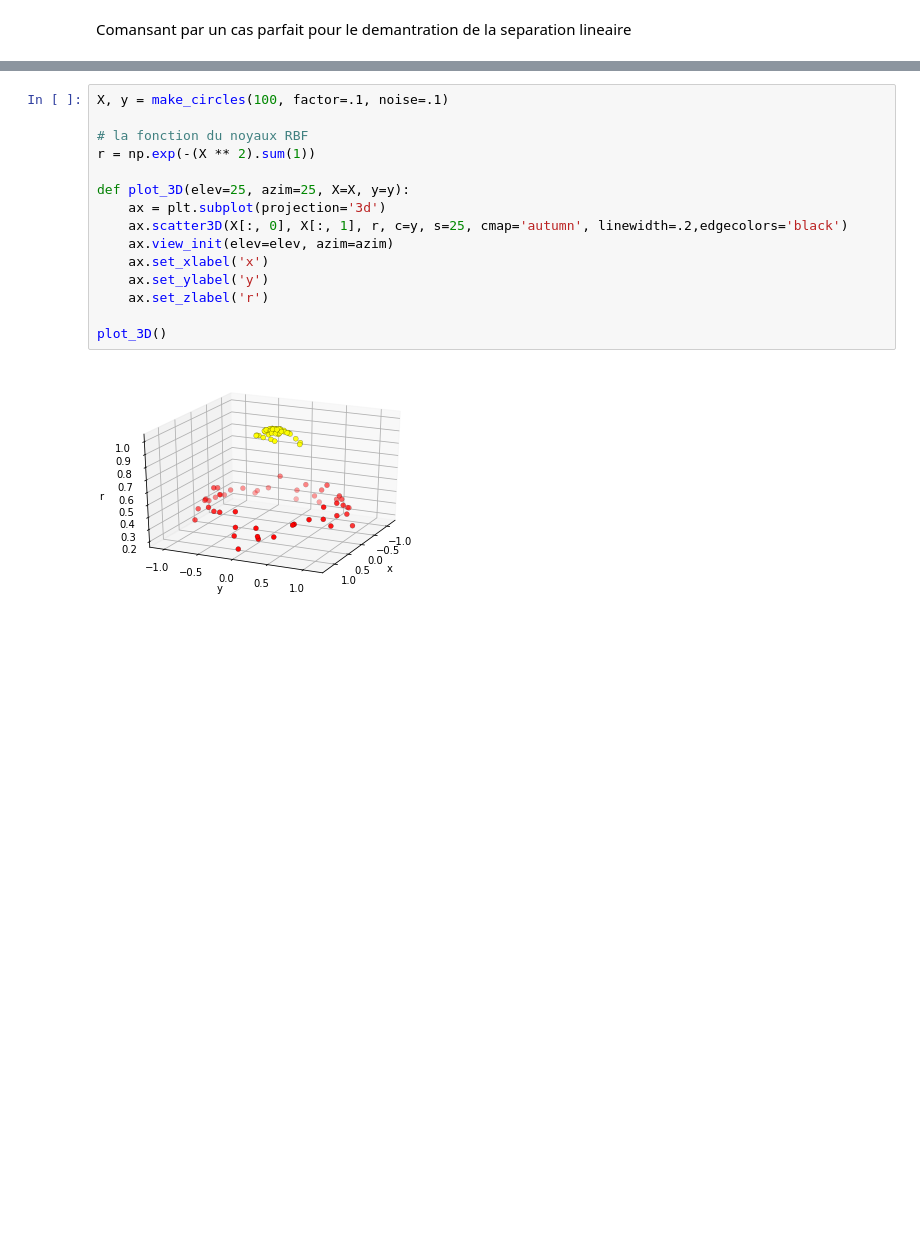
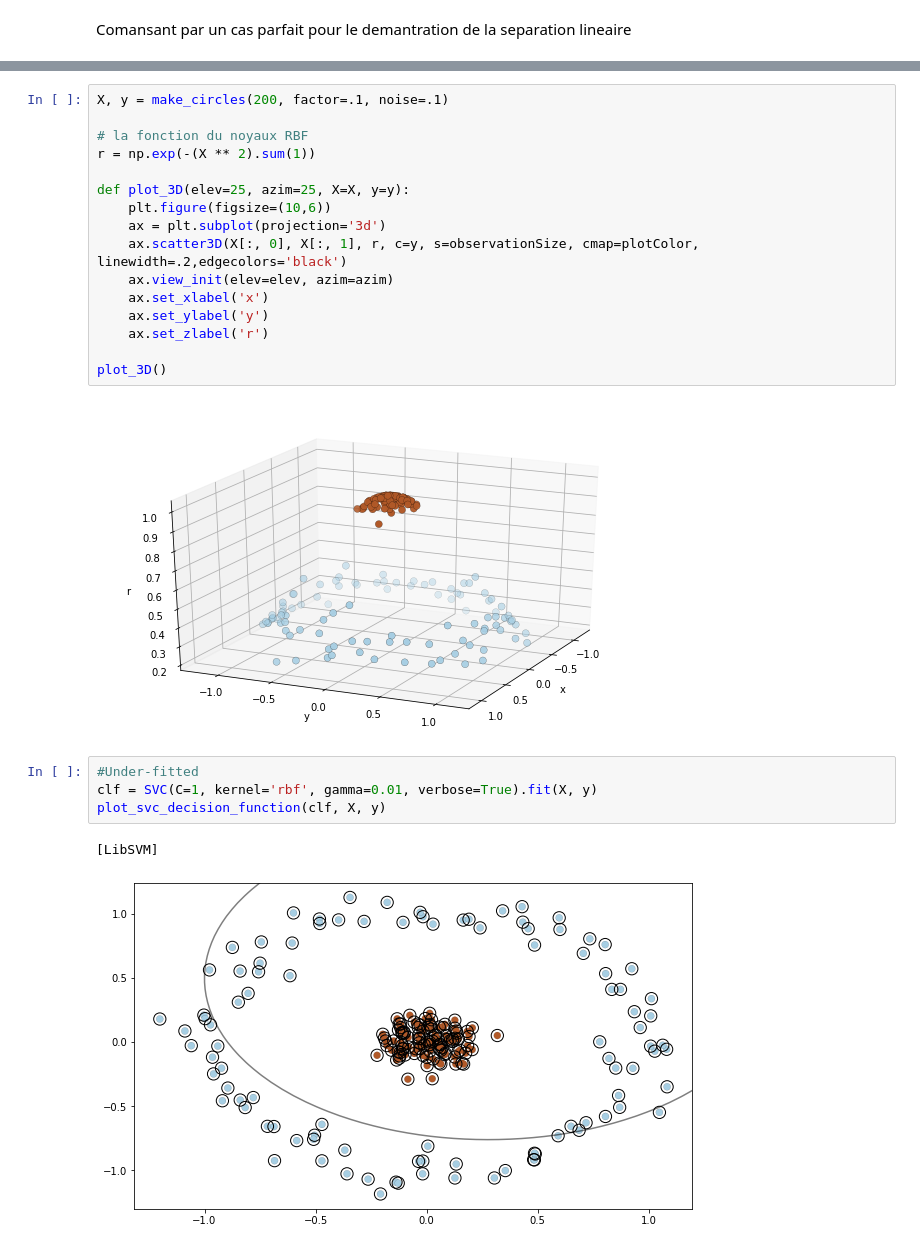
Before and after one commit to 37khalil/SVM-Implementation, a Jupyter notebook: Car_SVM_Classification.ipynb, the cells around one changed output, grey strips where cells are left out. Drawn from its saved outputs; the diff is of its cells as text; blank space fills up the shorter version.

```diff
--- a/Car_SVM_Classification.ipynb
+++ b/Car_SVM_Classification.ipynb
@@ -88,12 +104,13 @@ print(linear_model.support_vectors_)
 # %%
-X, y = make_circles(100, factor=.1, noise=.1)
+X, y = make_circles(200, factor=.1, noise=.1)
 
 # la fonction du noyaux RBF
 r = np.exp(-(X ** 2).sum(1))
 
 def plot_3D(elev=25, azim=25, X=X, y=y):
+    plt.figure(figsize=(10,6))
     ax = plt.subplot(projection='3d')
-    ax.scatter3D(X[:, 0], X[:, 1], r, c=y, s=25, cmap='autumn', linewidth=.2,edgecolors='black')
+    ax.scatter3D(X[:, 0], X[:, 1], r, c=y, s=observationSize, cmap=plotColor, linewidth=.2,edgecolors='black')
     ax.view_init(elev=elev, azim=azim)
     ax.set_xlabel('x')
     ax.set_ylabel('y')
@@ -101,4 +118,11 @@ def plot_3D(elev=25, azim=25, X=X, y=y):
 
 plot_3D()
 # %% [output]
-[figure, old version]
+[figure, new version]
+# %%
+#Under-fitted
+clf = SVC(C=1, kernel='rbf', gamma=0.01, verbose=True).fit(X, y)
+plot_svc_decision_function(clf, X, y)
+# %% [output]
+[LibSVM]
+[figure, added]
```
Also changed, not shown: parts of 18 cells of this notebook.
